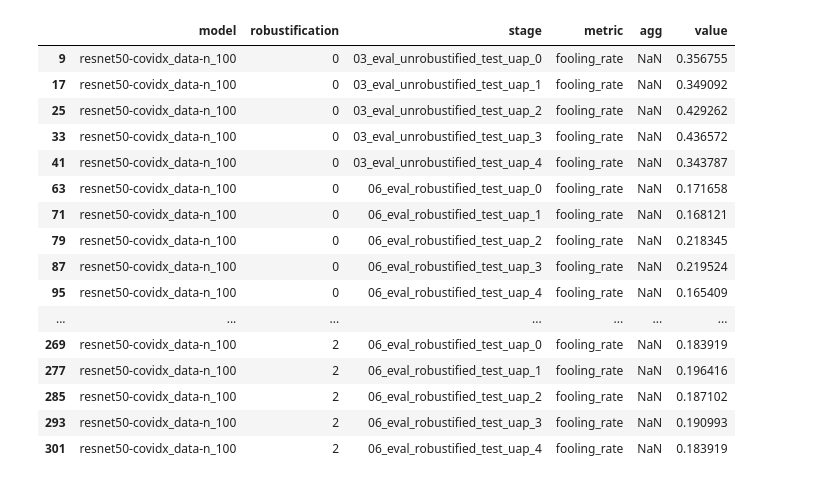
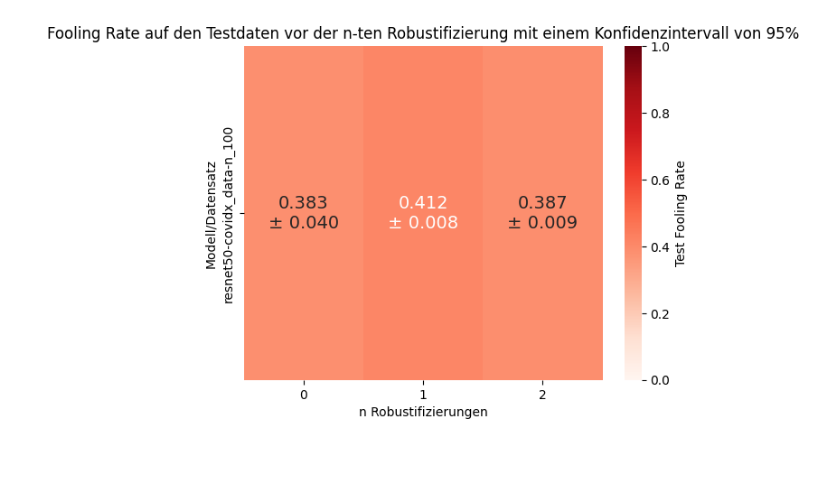
Before and after one commit to AdversarialAttacks/main, a Jupyter notebook: notebooks/11-metrics.ipynb, the cells around one changed output. Drawn from its saved outputs; the diff is of its cells as text; code cells hidden in the pictures; blank space fills up the shorter version.

Commit message:
add visualisations and pipeline lr plateauing

```diff
--- a/notebooks/11-metrics.ipynb
+++ b/notebooks/11-metrics.ipynb
@@ -49,7 +50,8 @@ for folder in os.listdir("robustified_models"):
                 f"robustified_models/{folder}/{no_perturbations_foldername}/test_predictions.csv"
             )
 
-            results[(model, i, subfolder, "fooling_rate", None)] = (predictions_UAP_df.predictions.round() != predictions_df.predictions.round()
+            results[(model, i, subfolder, "fooling_rate", None)] = (
+                predictions_UAP_df.predictions.round() != predictions_df.predictions.round()
             ).mean()
             # results[(model, i, subfolder, "predictions", None)] = list(predictions_df.iloc[:, 1].values)
             # results[(model, i, subfolder, "targets", None)] = list(predictions_df.iloc[:, 2].values.astype(int))
@@ -73,23 +75,3 @@ df_results = df_results.sort_values(
     by=["model", "robustification", "stage", "metric", "agg"],
 )
 df_results = df_results.reset_index()
-# %%
-df_results[df_results["metric"] == "fooling_rate"].sort_values(by=["robustification", "stage"], ascending=True)
-# %% [output]
-|  | model | robustification | stage | metric | agg | value |
-| 9 | resnet50-covidx_data-n_100 | 0 | 03_eval_unrobustified_test_uap_0 | fooling_rate | NaN | 0.356755 |
-| 17 | resnet50-covidx_data-n_100 | 0 | 03_eval_unrobustified_test_uap_1 | fooling_rate | NaN | 0.349092 |
-| 25 | resnet50-covidx_data-n_100 | 0 | 03_eval_unrobustified_test_uap_2 | fooling_rate | NaN | 0.429262 |
-| 33 | resnet50-covidx_data-n_100 | 0 | 03_eval_unrobustified_test_uap_3 | fooling_rate | NaN | 0.436572 |
-| 41 | resnet50-covidx_data-n_100 | 0 | 03_eval_unrobustified_test_uap_4 | fooling_rate | NaN | 0.343787 |
-| 63 | resnet50-covidx_data-n_100 | 0 | 06_eval_robustified_test_uap_0 | fooling_rate | NaN | 0.171658 |
-| 71 | resnet50-covidx_data-n_100 | 0 | 06_eval_robustified_test_uap_1 | fooling_rate | NaN | 0.168121 |
-| 79 | resnet50-covidx_data-n_100 | 0 | 06_eval_robustified_test_uap_2 | fooling_rate | NaN | 0.218345 |
-| 87 | resnet50-covidx_data-n_100 | 0 | 06_eval_robustified_test_uap_3 | fooling_rate | NaN | 0.219524 |
-| 95 | resnet50-covidx_data-n_100 | 0 | 06_eval_robustified_test_uap_4 | fooling_rate | NaN | 0.165409 |
-| ... | ... | ... | ... | ... | ... | ... |
-| 269 | resnet50-covidx_data-n_100 | 2 | 06_eval_robustified_test_uap_0 | fooling_rate | NaN | 0.183919 |
-| 277 | resnet50-covidx_data-n_100 | 2 | 06_eval_robustified_test_uap_1 | fooling_rate | NaN | 0.196416 |
-| 285 | resnet50-covidx_data-n_100 | 2 | 06_eval_robustified_test_uap_2 | fooling_rate | NaN | 0.187102 |
-| 293 | resnet50-covidx_data-n_100 | 2 | 06_eval_robustified_test_uap_3 | fooling_rate | NaN | 0.190993 |
-| 301 | resnet50-covidx_data-n_100 | 2 | 06_eval_robustified_test_uap_4 | fooling_rate | NaN | 0.183919 |
@@ -95,0 +106,23 @@ df_results[df_results["metric"] == "fooling_rate"].sort_values(by=["robustificat
+# %%
+annot = np.empty_like(fooling_rates_unrobustified_mean.values, dtype=object)
+for i in range(fooling_rates_unrobustified_mean.shape[0]):
+    for j in range(fooling_rates_unrobustified_mean.shape[1]):
+        annot[i, j] = f"{fooling_rates_unrobustified_mean.values[i, j]:.3f}\n± {1.96 * fooling_rates_unrobustified_sem.values[i, j]:.3f}"
+
+sns.heatmap(
+    fooling_rates_unrobustified_mean.astype(float),
+    annot=annot,
+    fmt="",
+    cmap="Reds",
+    cbar_kws={"label": "Test Fooling Rate"},
+    annot_kws={"size": 14},
+    vmin=0,
+    vmax=1,
+)
+
+plt.xlabel("n Robustifizierungen")
+plt.ylabel("Modell/Datensatz")
+plt.title("Fooling Rate auf den Testdaten vor der n-ten Robustifizierung mit einem Konfidenzintervall von 95%")
+plt.show()
+# %% [output]
+[figure, added]
```
Also changed, not shown: parts of 3 cells of this notebook, 1 other file.
